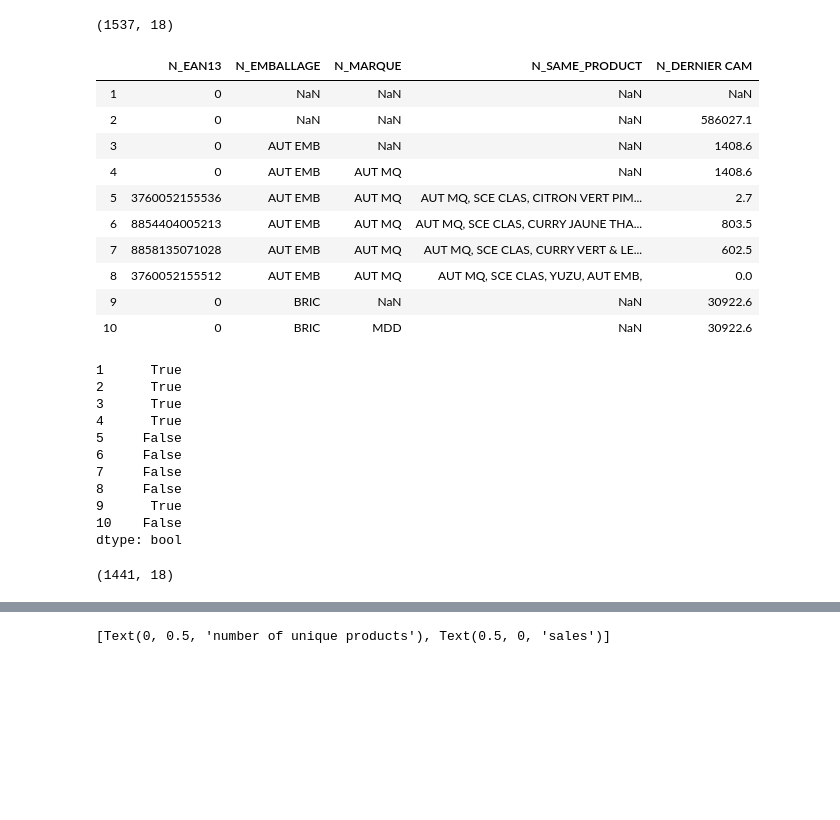
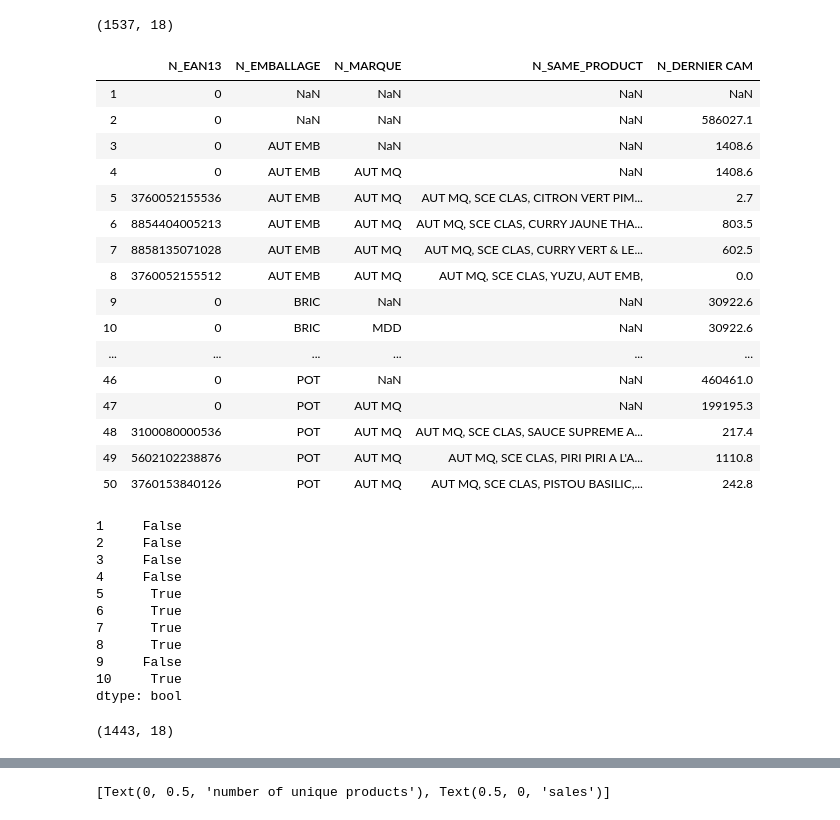
Before and after one commit to alex-toy/italians_do_it_better, a Jupyter notebook: Fusion_N_O.ipynb, the cells around one changed output, grey strips where cells are left out. Cells and saved outputs as stored; diff of their text form; code cells hidden in the pictures; blank space fills up the shorter version.

```diff
--- a/Fusion_N_O.ipynb
+++ b/Fusion_N_O.ipynb
@@ -228,14 +248,20 @@ df_N_PROD.shape
 # %%
-df_N_PROD[['N_EAN13', 'N_EMBALLAGE', 'N_MARQUE', 'N_SAME_PRODUCT', 'N_DERNIER CAM']].head(10)
+df_N_PROD[['N_EAN13', 'N_EMBALLAGE', 'N_MARQUE', 'N_SAME_PRODUCT', 'N_DERNIER CAM']].head(50)
 # %% [output]
 |  | N_EAN13 | N_EMBALLAGE | N_MARQUE | N_SAME_PRODUCT | N_DERNIER CAM |
 | 1 | 0 | NaN | NaN | NaN | NaN |
 | 2 | 0 | NaN | NaN | NaN | 586027.1 |
 | 3 | 0 | AUT EMB | NaN | NaN | 1408.6 |
 | 4 | 0 | AUT EMB | AUT MQ | NaN | 1408.6 |
 | 5 | 3760052155536 | AUT EMB | AUT MQ | AUT MQ, SCE CLAS, CITRON VERT PIM... | 2.7 |
 | 6 | 8854404005213 | AUT EMB | AUT MQ | AUT MQ, SCE CLAS, CURRY JAUNE THA... | 803.5 |
 | 7 | 8858135071028 | AUT EMB | AUT MQ | AUT MQ, SCE CLAS, CURRY VERT & LE... | 602.5 |
 | 8 | 3760052155512 | AUT EMB | AUT MQ | AUT MQ, SCE CLAS, YUZU, AUT EMB, | 0.0 |
 | 9 | 0 | BRIC | NaN | NaN | 30922.6 |
 | 10 | 0 | BRIC | MDD | NaN | 30922.6 |
+| ... | ... | ... | ... | ... | ... |
+| 46 | 0 | POT | NaN | NaN | 460461.0 |
+| 47 | 0 | POT | AUT MQ | NaN | 199195.3 |
+| 48 | 3100080000536 | POT | AUT MQ | AUT MQ, SCE CLAS, SAUCE SUPREME A... | 217.4 |
+| 49 | 5602102238876 | POT | AUT MQ | AUT MQ, SCE CLAS, PIRI PIRI A L'A... | 1110.8 |
+| 50 | 3760153840126 | POT | AUT MQ | AUT MQ, SCE CLAS, PISTOU BASILIC,... | 242.8 |
@@ -244,20 +276,20 @@ row_to_remove = (df_N_PROD['N_EAN13'] == '0') & (df_N_PROD['N_MARQUE'] != 'MDD')
 # %%
-row_to_remove.head(10)
+row_to_keep.head(10)
 # %% [output]
-1      True
-2      True
-3      True
-4      True
-5     False
-6     False
-7     False
-8     False
-9      True
-10    False
+1     False
+2     False
+3     False
+4     False
+5      True
+6      True
+7      True
+8      True
+9     False
+10     True
 dtype: bool
 # %%
-row_to_keep = ~row_to_remove
+#row_to_keep = ~row_to_remove
 df_N_PROD = df_N_PROD[row_to_keep]
 df_N_PROD.shape
 # %% [output]
-(1441, 18)
+(1443, 18)
```
Also changed, not shown: parts of 46 cells of this notebook, 4 other files.
